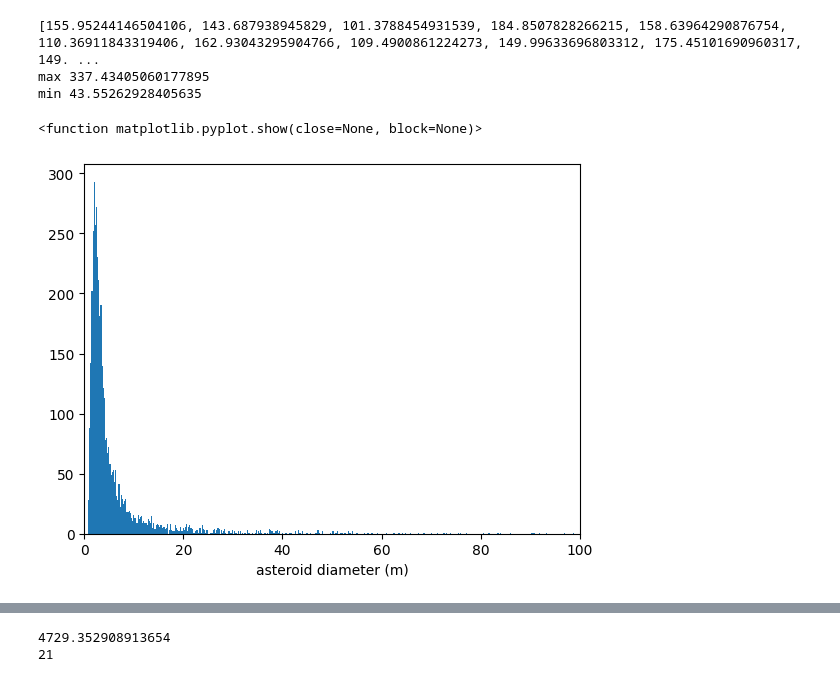
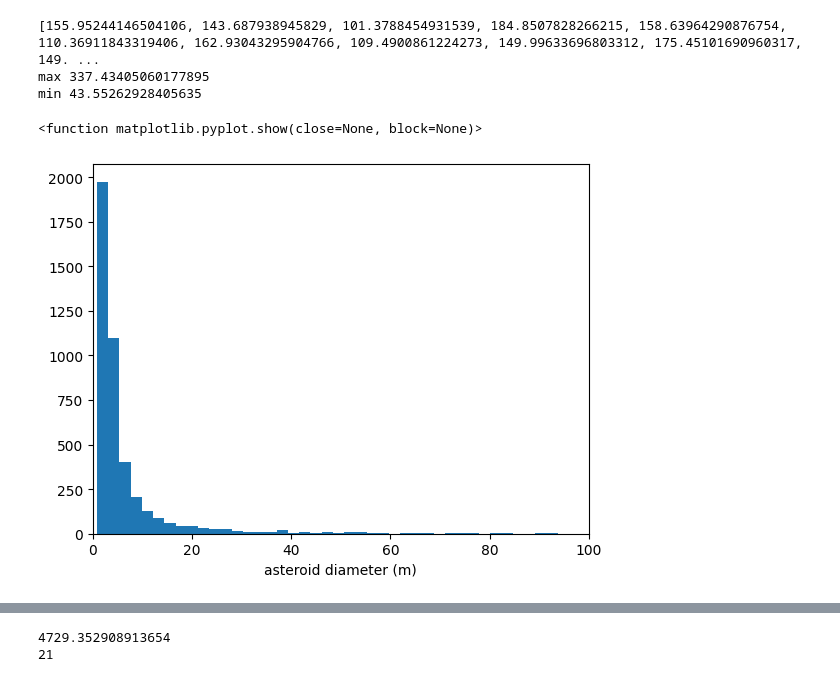
Before and after one commit to jlevitsky/AstroStatsFinal, a Jupyter notebook: FinalNotebook.ipynb, the cells around one changed output, grey strips where cells are left out. Drawn from its saved outputs; the diff is of its cells as text; code cells hidden in the pictures.

```diff
--- a/FinalNotebook.ipynb
+++ b/FinalNotebook.ipynb
@@ -349,10 +349,10 @@ print('min', min(predicted_crater_diam))
 max 337.43405060177895
 min 43.55262928405635
 # %%
-plt.hist(predicted_asteroid_diam, bins=10000)
+plt.hist(predicted_asteroid_diam, bins=1000)
 plt.xlim(0,100)
 plt.xlabel("asteroid diameter (m)")
 plt.show
 # %% [output]
 <function matplotlib.pyplot.show(close=None, block=None)>
-[figure, old version]
+[figure, new version]
```
Also changed, not shown: parts of 1 cell of this notebook.
